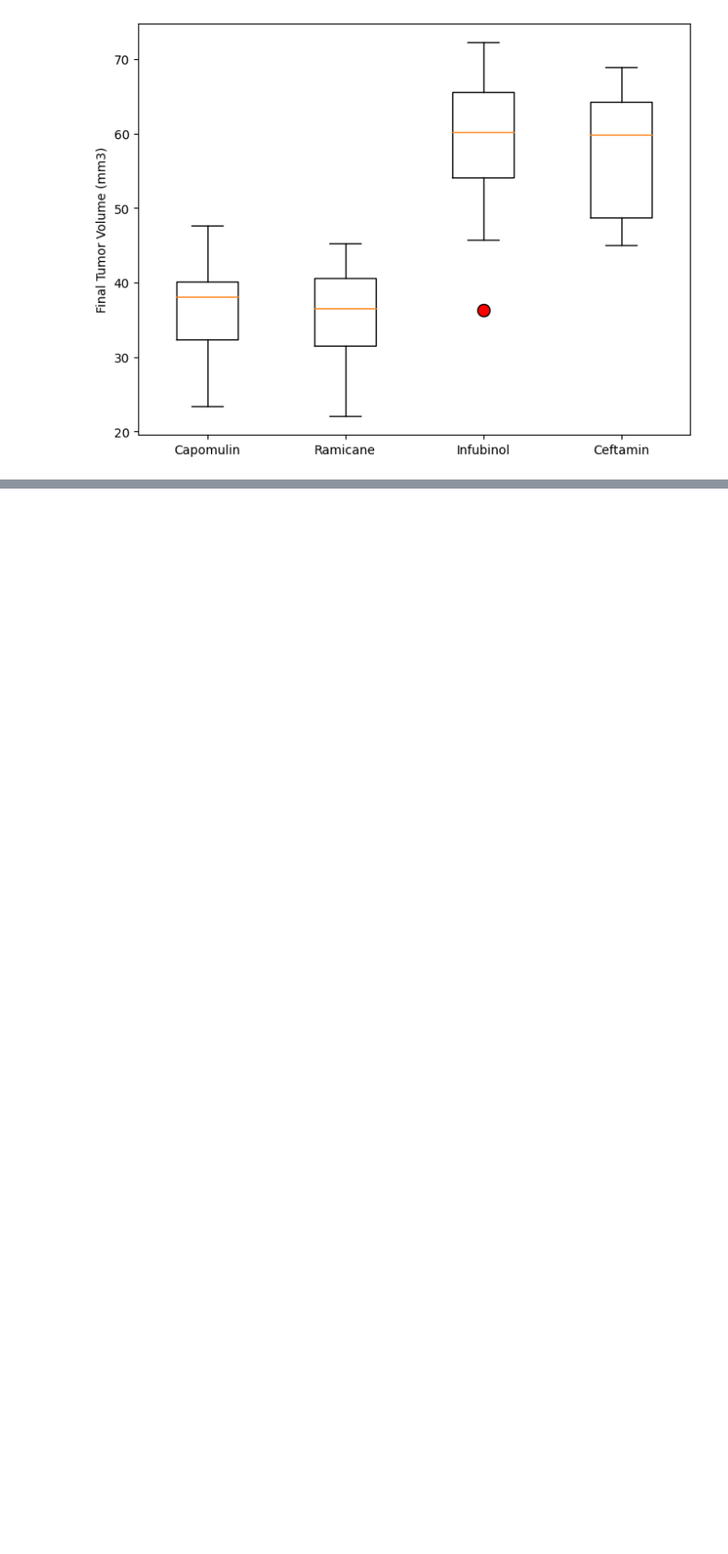
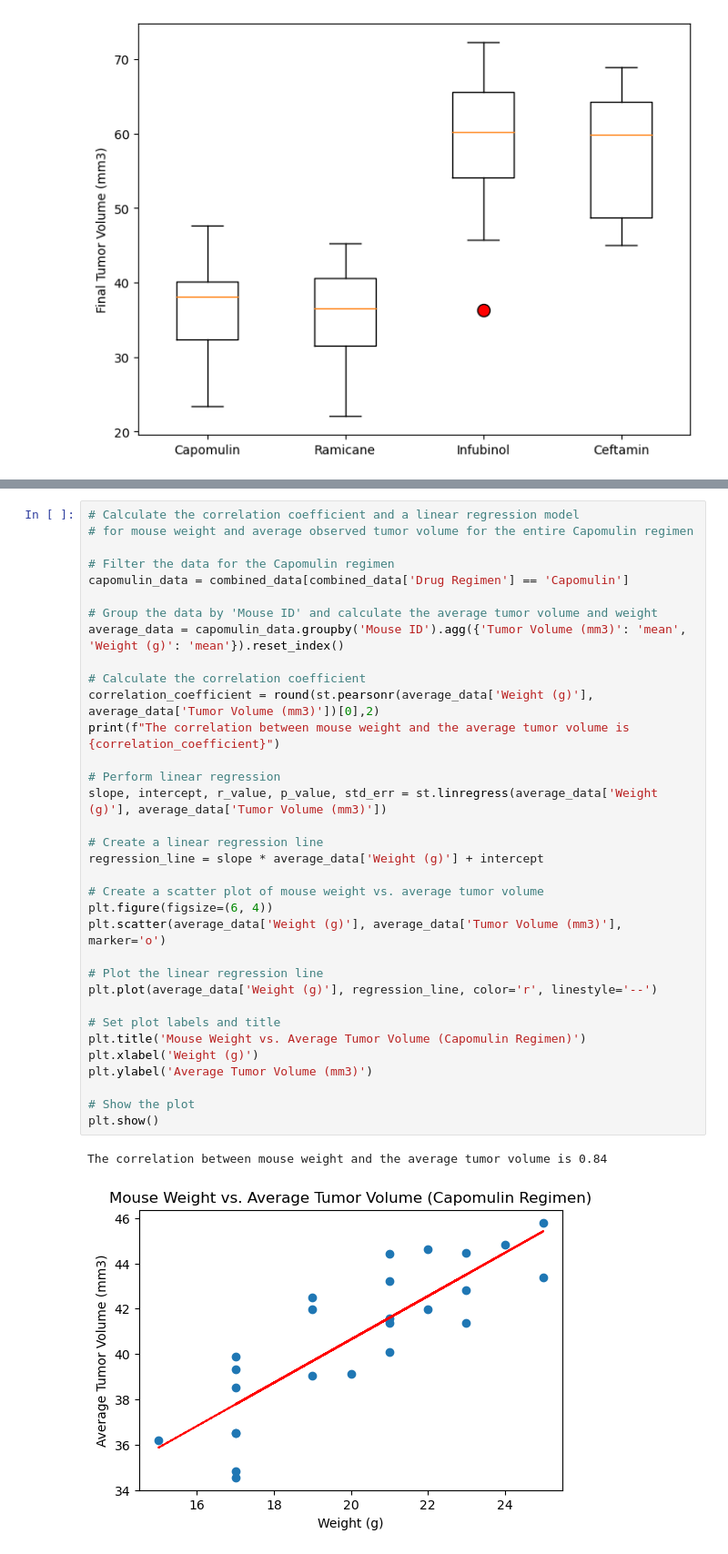
Before and after one commit to yennyrangel/visualization-challenge, a Jupyter notebook: Pymaceuticals/Pymaceuticals_main.ipynb, the cells around one changed output, grey strips where cells are left out. Shown: that part at 91% size. Cells and saved outputs as stored; diff of their text form; blank space fills up the shorter version.

```diff
--- a/Pymaceuticals/Pymaceuticals_main.ipynb
+++ b/Pymaceuticals/Pymaceuticals_main.ipynb
@@ -266,0 +317,37 @@ plt.show()
+# %%
+# Calculate the correlation coefficient and a linear regression model
+# for mouse weight and average observed tumor volume for the entire Capomulin regimen
+
+# Filter the data for the Capomulin regimen
+capomulin_data = combined_data[combined_data['Drug Regimen'] == 'Capomulin']
+
+# Group the data by 'Mouse ID' and calculate the average tumor volume and weight
+average_data = capomulin_data.groupby('Mouse ID').agg({'Tumor Volume (mm3)': 'mean', 'Weight (g)': 'mean'}).reset_index()
+
+# Calculate the correlation coefficient
+correlation_coefficient = round(st.pearsonr(average_data['Weight (g)'], average_data['Tumor Volume (mm3)'])[0],2)
+print(f"The correlation between mouse weight and the average tumor volume is {correlation_coefficient}")
+
+# Perform linear regression
+slope, intercept, r_value, p_value, std_err = st.linregress(average_data['Weight (g)'], average_data['Tumor Volume (mm3)'])
+
+# Create a linear regression line
+regression_line = slope * average_data['Weight (g)'] + intercept
+
+# Create a scatter plot of mouse weight vs. average tumor volume
+plt.figure(figsize=(6, 4))
+plt.scatter(average_data['Weight (g)'], average_data['Tumor Volume (mm3)'], marker='o')
+
+# Plot the linear regression line
+plt.plot(average_data['Weight (g)'], regression_line, color='r', linestyle='--')
+
+# Set plot labels and title
+plt.title('Mouse Weight vs. Average Tumor Volume (Capomulin Regimen)')
+plt.xlabel('Weight (g)')
+plt.ylabel('Average Tumor Volume (mm3)')
+
+# Show the plot
+plt.show()
+# %% [output]
+The correlation between mouse weight and the average tumor volume is 0.84
+[figure, added]
```
Also changed, not shown: parts of 3 cells of this notebook.
